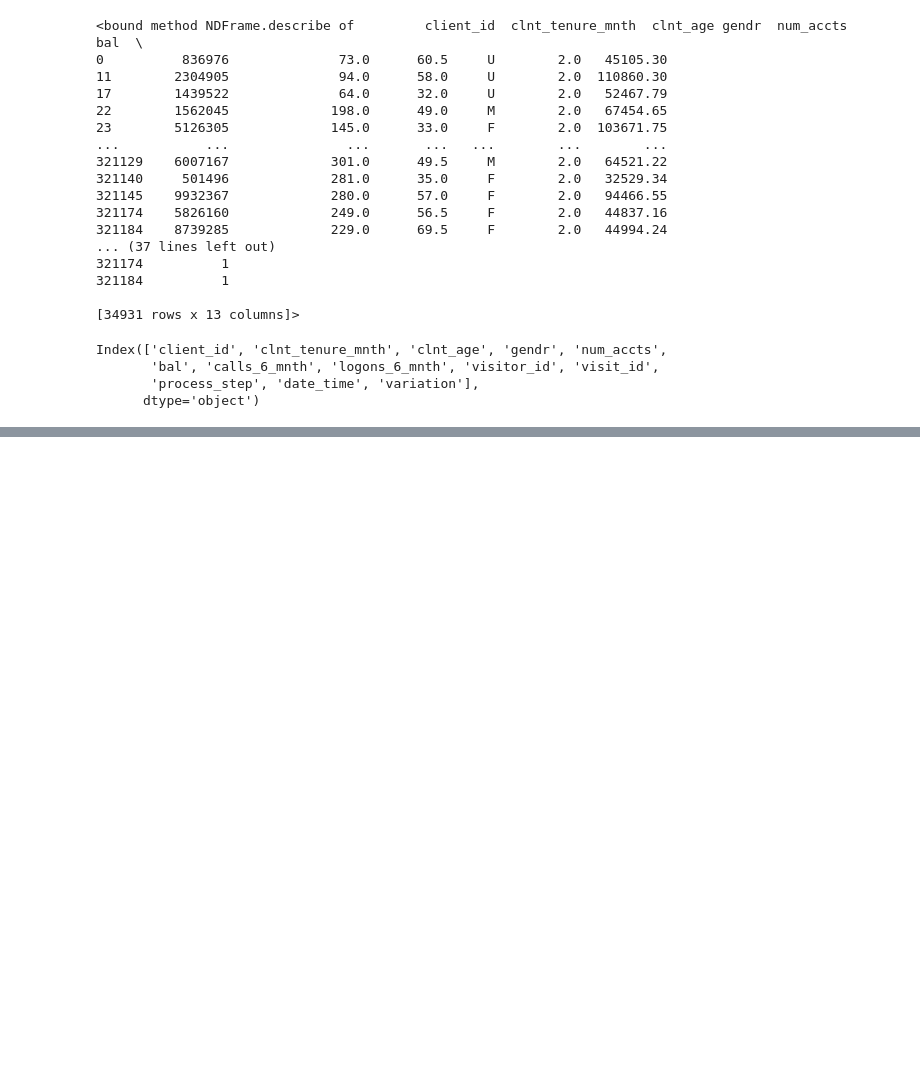
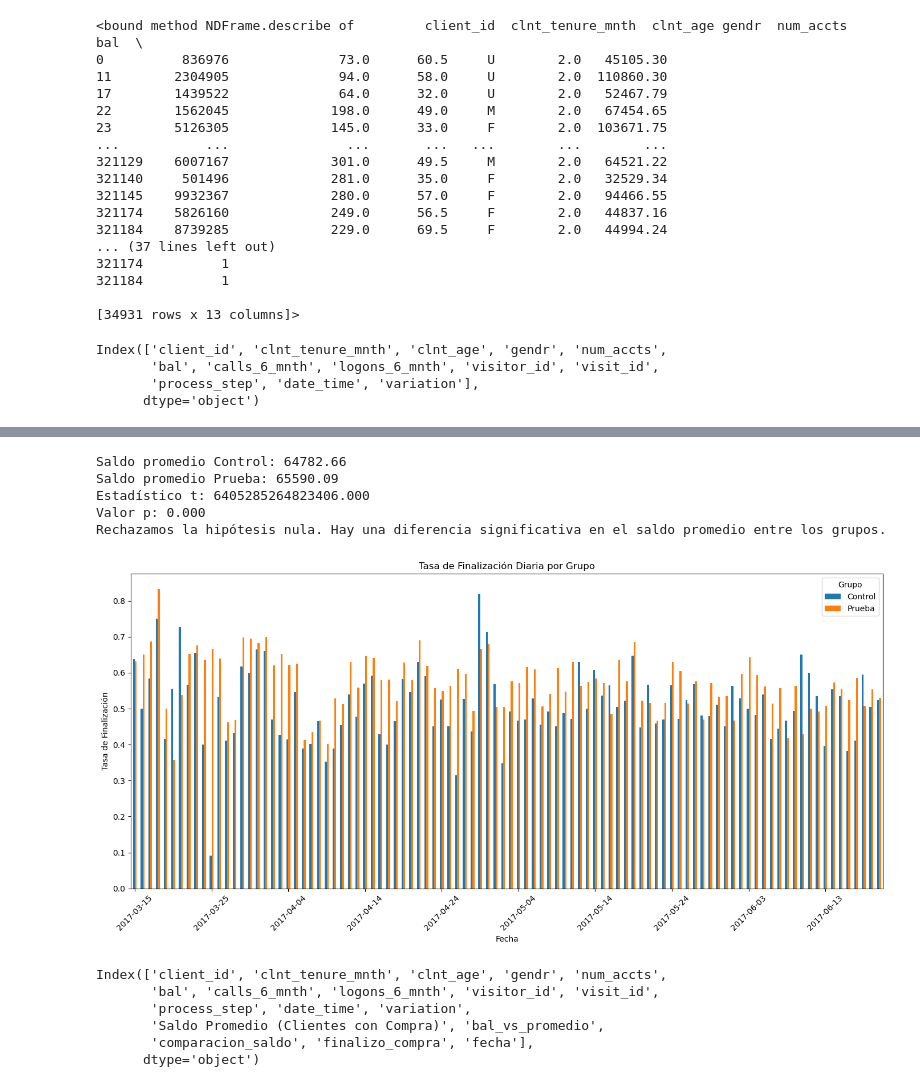
Before and after one commit to ivanalonsom/Project5_EDA_Inferential_Stats, a Jupyter notebook: main.ipynb, the cells around one changed output, grey strips where cells are left out. Drawn from its saved outputs; the diff is of its cells as text; code cells hidden in the pictures; blank space fills up the shorter version.

```diff
--- a/main.ipynb
+++ b/main.ipynb
@@ -479,0 +626,72 @@ resumen
+# %%
+# Filtrar el DataFrame para los grupos de prueba y control
+grupo_control = df_all_no_duplicates[df_all_no_duplicates['variation'] == 0]
+grupo_prueba = df_all_no_duplicates[df_all_no_duplicates['variation'] == 1]
+
+# Extraer el saldo promedio para cada grupo
+saldo_control = grupo_control['Saldo Promedio (Clientes con Compra)'].dropna()
+saldo_prueba = grupo_prueba['Saldo Promedio (Clientes con Compra)'].dropna()
+
+# Realizar la prueba t de Student
+t_stat, p_value = stats.ttest_ind(saldo_prueba, saldo_control)
+
+# Resultados
+mean_control = saldo_control.mean()
+mean_prueba = saldo_prueba.mean()
+print(f'Saldo promedio Control: {mean_control:.2f}')
+print(f'Saldo promedio Prueba: {mean_prueba:.2f}')
+print(f'Estadístico t: {t_stat:.3f}')
+print(f'Valor p: {p_value:.3f}')
+
+# Decisión
+alpha = 0.05
+if p_value < alpha:
+    print("Rechazamos la hipótesis nula. Hay una diferencia significativa en el saldo promedio entre los grupos.")
+else:
+    print("No se puede rechazar la hipótesis nula. No hay evidencia suficiente para afirmar que el saldo promedio es diferente.")
+# %% [output]
+Saldo promedio Control: 64782.66
+Saldo promedio Prueba: 65590.09
+Estadístico t: 6405285264823406.000
+Valor p: 0.000
+Rechazamos la hipótesis nula. Hay una diferencia significativa en el saldo promedio entre los grupos.
+# %%
+import matplotlib.pyplot as plt
+import pandas as pd
+import numpy as np
+
+# Suponiendo que ya tienes el DataFrame df_all_no_duplicates y las columnas necesarias
+
+# Convertir la columna 'date_time' a tipo datetime si no lo has hecho ya
+df_all_no_duplicates['date_time'] = pd.to_datetime(df_all_no_duplicates['date_time'])
+df_all_no_duplicates['fecha'] = df_all_no_duplicates['date_time'].dt.date
+
+# Calcular la tasa de finalización diaria
+tasa_diaria = df_all_no_duplicates.groupby(['fecha', 'variation'])['finalizo_compra'].mean().unstack()
+
+# Crear el gráfico de barras
+fig, ax = plt.subplots(figsize=(14, 7))
+tasa_diaria.plot(kind='bar', ax=ax)
+plt.title('Tasa de Finalización Diaria por Grupo')
+plt.xlabel('Fecha')
+plt.ylabel('Tasa de Finalización')
+plt.xticks(rotation=45)
+plt.legend(title='Grupo', labels=['Control', 'Prueba'])
+
+# Ajustar la frecuencia de las etiquetas en el eje x
+locator = plt.MaxNLocator(nbins=10)  # Cambia el número de bins según sea necesario
+ax.xaxis.set_major_locator(locator)
+
+plt.tight_layout()
+plt.show()
+# %% [output]
+[figure, added]
+# %%
+df_all_no_duplicates.columns
+# %% [output]
+Index(['client_id', 'clnt_tenure_mnth', 'clnt_age', 'gendr', 'num_accts',
+       'bal', 'calls_6_mnth', 'logons_6_mnth', 'visitor_id', 'visit_id',
+       'process_step', 'date_time', 'variation',
+       'Saldo Promedio (Clientes con Compra)', 'bal_vs_promedio',
+       'comparacion_saldo', 'finalizo_compra', 'fecha'],
+      dtype='object')
```
Also changed, not shown: parts of 26 cells of this notebook.
